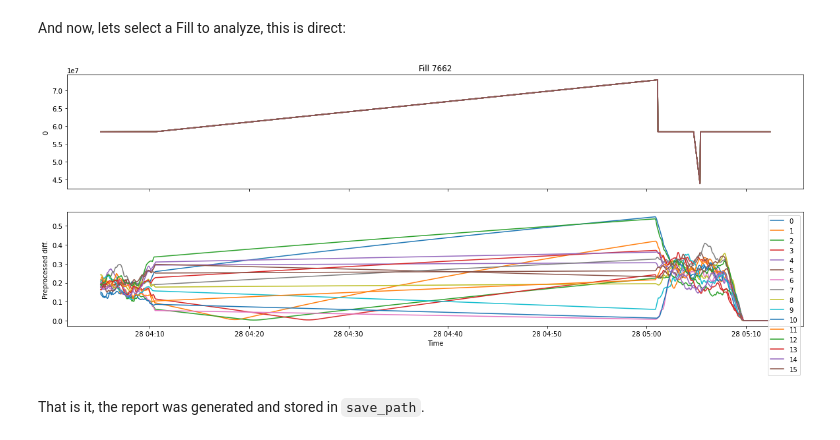
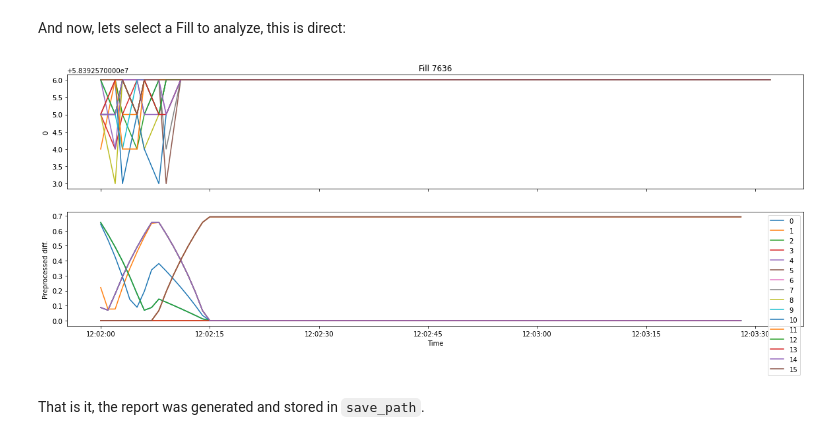
Before and after one commit to munozariasjm/plt-anomaly-detector, a Jupyter notebook: examples/detection.ipynb, the cells around one changed output. Drawn from its saved outputs; the diff is of its cells as text; code cells hidden in the pictures.

```diff
--- a/examples/detection.ipynb
+++ b/examples/detection.ipynb
@@ -31,14 +33,14 @@ anm_searcher = AnomalySearcher("/afs/cern.ch/user/j/jmunozar/private/ProjectsSum
 # %% [markdown]
 And now, lets select a Fill to analyze, this is direct:
 # %%
-FILL_N = 7662
+FILL_N = 7636
 anomaly_dict = anm_searcher(FILL_N,
                             return_preprocessed=True,
                             generate_plots=True,
                             save_path = f"/afs/cern.ch/user/j/jmunozar/private/ProjectsSummer2022/foo_results"
                             )
 # %% [output]
-[figure, old version]
+[figure, new version]
 # %% [markdown]
 That is it, the report was generated and stored in `save_path`.
 # %% [markdown]
```
Also changed, not shown: parts of 2 cells of this notebook, 38 other files.
